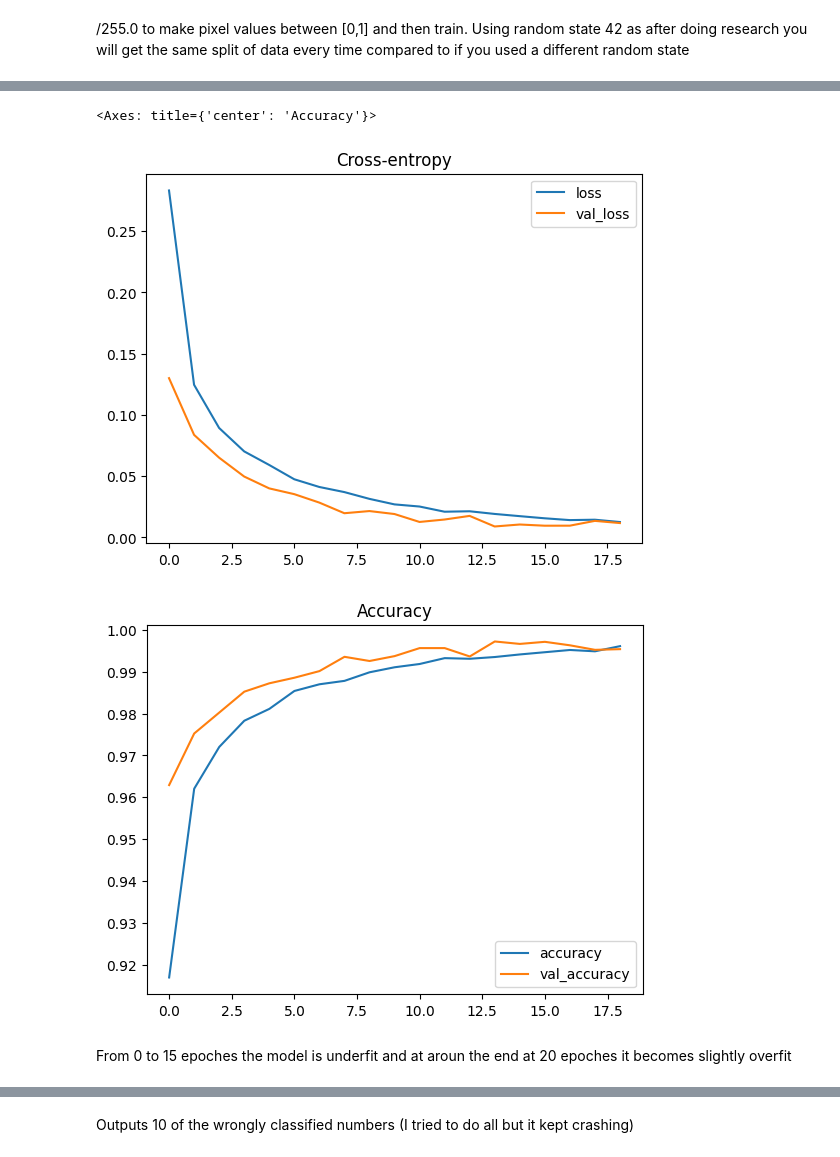
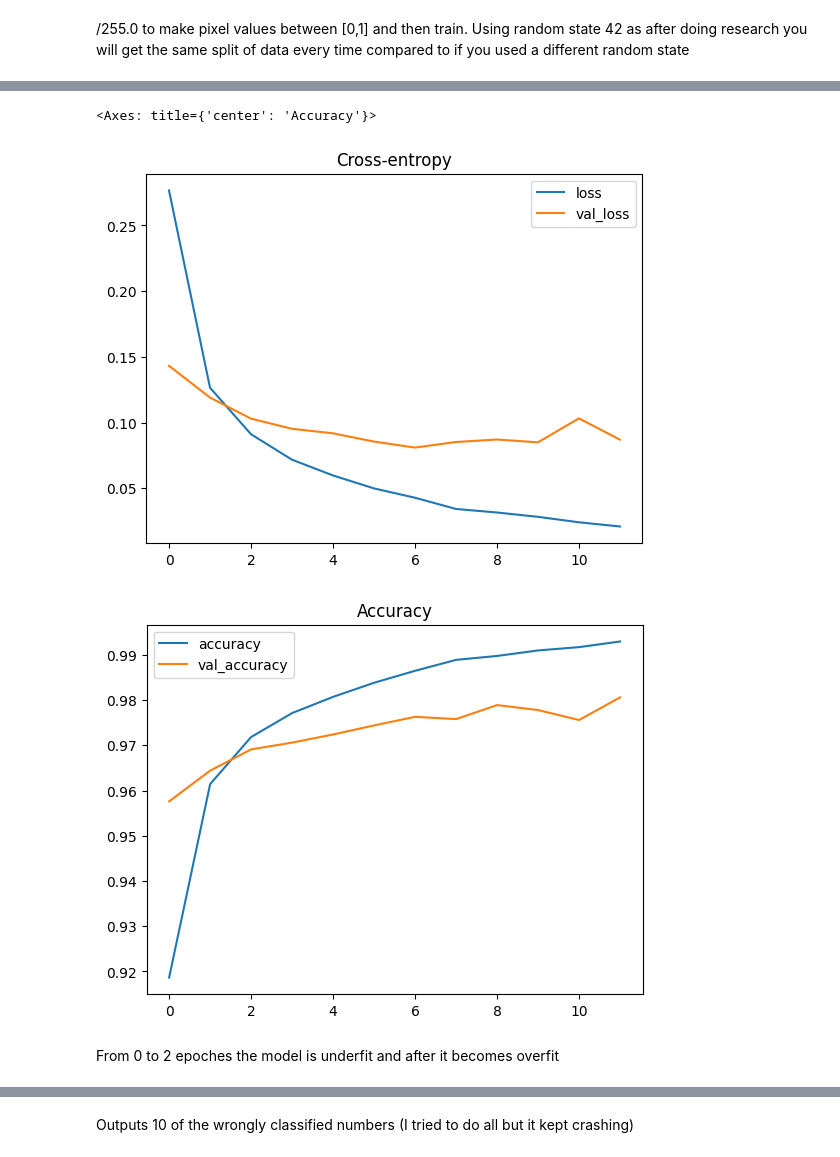
Before and after one commit to Bestakdv/vhs-intro-ai, a Jupyter notebook: mnist_digit_recognition_yefimenko.ipynb, the cells around one changed output, grey strips where cells are left out. Cells and saved outputs as stored; diff of their text form; code cells hidden in the pictures.

```diff
--- a/mnist_digit_recognition_yefimenko.ipynb
+++ b/mnist_digit_recognition_yefimenko.ipynb
@@ -48,7 +44,7 @@ from tensorflow.keras.optimizers import Adam
 
 #One hot encode to get categorical_crossentropy to work
 y_train_one_hot = to_categorical(y_train, num_classes=10)
-y_val_one_hot = to_categorical(y_val_split, num_classes=10)
+y_val_one_hot = to_categorical(y_test, num_classes=10)
 
 #Best model(results are at the very bottom of every trial)
 model = Sequential([
@@ -96,7 +92,7 @@ early_stopping = keras.callbacks.EarlyStopping(
 # Train the model
 history = model.fit(
     X_train, y_train_one_hot,
-    validation_data=(X_val_split, y_val_one_hot),
+    validation_data=(X_test, y_val_one_hot),
     batch_size=32,
     epochs=20,
     callbacks=[early_stopping],
@@ -128,8 +124,8 @@ Epoch 19/20
 <Axes: title={'center': 'Accuracy'}>
-[figure, old version]
+[figure, new version]
-[figure, old version]
+[figure, new version]
 # %% [markdown]
-From 0 to 15 epoches the model is underfit and at aroun the end at 20 epoches it becomes slightly overfit
+From 0 to 2 epoches the model is underfit and after it becomes overfit
 # %%
 import numpy as np
 
```
Also changed, not shown: parts of 3 cells of this notebook.
